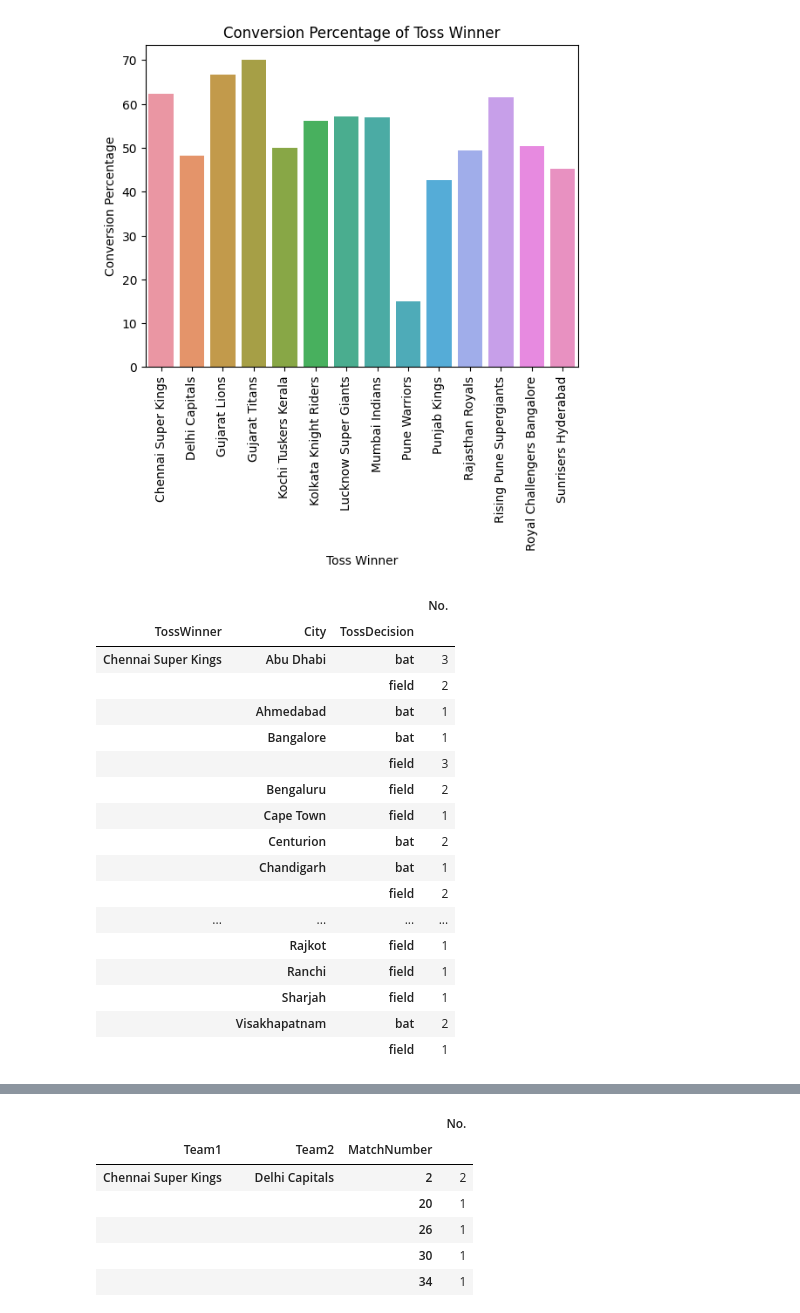
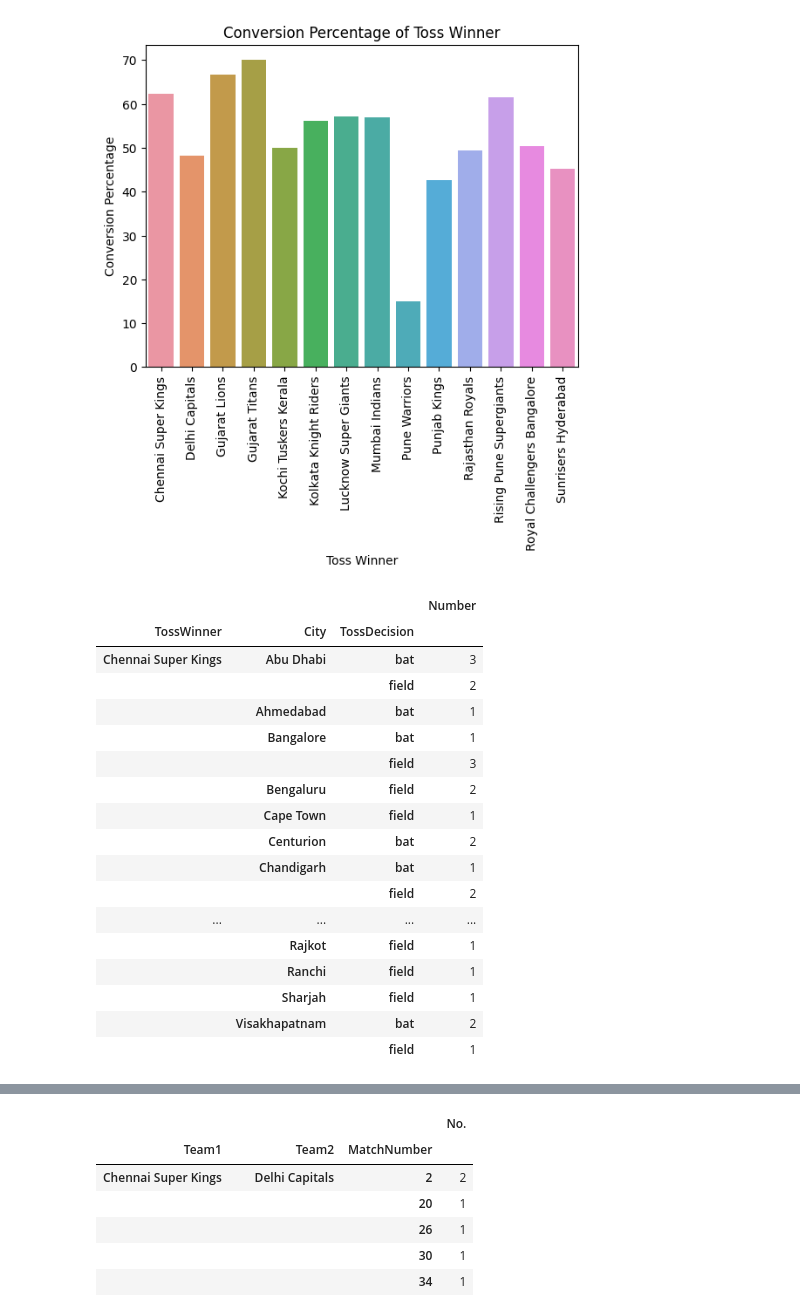
Before and after one commit to prateekkosta/IPL-Data-Analysis, a Jupyter notebook: IPL_Data_2008_2022_(1).ipynb, the cells around one changed output, grey strips where cells are left out. Saved outputs shown, nothing was run; the diff lists cells and outputs as text; code cells hidden in the pictures.

```diff
--- a/IPL_Data_2008_2022_(1).ipynb
+++ b/IPL_Data_2008_2022_(1).ipynb
@@ -116,3 +99,7 @@ match['Team1']= match['Team1'].replace('Rising Pune Supergiant', 'Rising Pune Su
 match['Team2']= match['Team2'].replace('Rising Pune Supergiant', 'Rising Pune Supergiants')
 match['WinningTeam']= match['WinningTeam'].replace('Rising Pune Supergiant', 'Rising Pune Supergiants')
 match['TossWinner']= match['TossWinner'].replace('Rising Pune Supergiant', 'Rising Pune Supergiants')
+# %%
+match['Season']= match['Season'].replace('2020/21','2020')
+match['Season']= match['Season'].replace('2009/10', '2010')
+match['Season']= match['Season'].replace('2007/08','2008')
@@ -205,9 +211,9 @@ plt.show()
 # %%
 pd.set_option('display.max_rows', None)
 
-match.groupby(['TossWinner','City'])['TossDecision'].value_counts().to_frame("No.").sort_index()
+match.groupby(['TossWinner','City'])['TossDecision'].value_counts().to_frame("Number").sort_index()
 # %% [output]
-|  |  |  | No. |
+|  |  |  | Number |
 | TossWinner | City | TossDecision |  |
 | Chennai Super Kings | Abu Dhabi | bat | 3 |
 |  |  | field | 2 |
```
Also changed, not shown: parts of 4 cells of this notebook.
